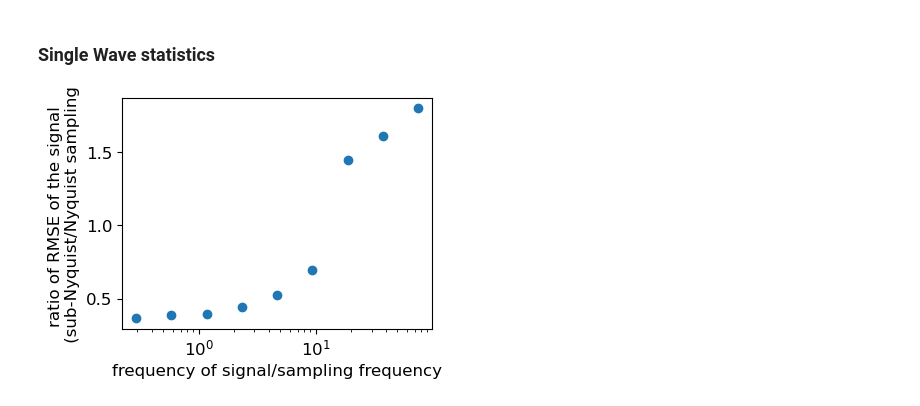
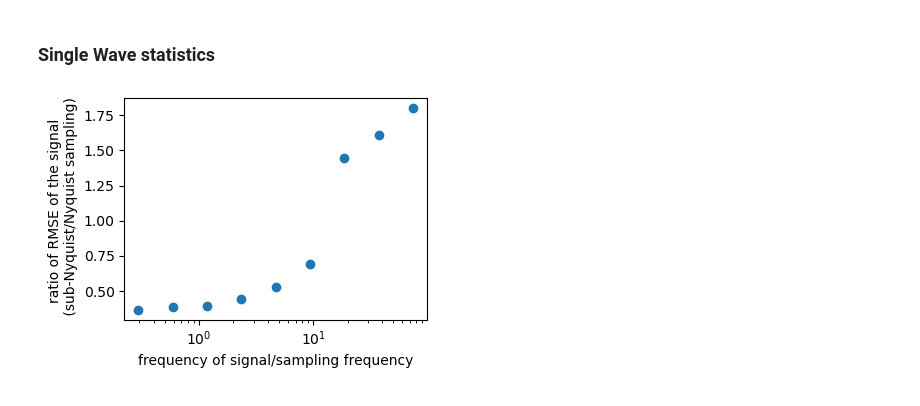
Before and after one commit to LorenzoJoquino/Physics215Project_CompSensGroup, a Jupyter notebook: notebooks/SineWavesCompression_test3_withSingleWave.ipynb, the cells around one changed output. Saved outputs shown, nothing was run; the diff lists cells and outputs as text; code cells hidden in the pictures.

Commit message:
new image syntax

```diff
--- a/notebooks/SineWavesCompression_test3_withSingleWave.ipynb
+++ b/notebooks/SineWavesCompression_test3_withSingleWave.ipynb
@@ -272,13 +272,14 @@ aboveNyquist_error = err_reg_signal[0]
 subNyquist_errors = np.array([err_sub_signal[i][0] for i in range(len(err_sub_signal))])
 # %%
 plt.rcParams['figure.figsize'] = [4,3]
-plt.rcParams.update({'font.size': 12})
+plt.rcParams.update({'font.size': 10})
 
 plt.scatter(initial_frequency/p, subNyquist_errors/aboveNyquist_error)
 plt.ylabel('ratio of RMSE of the signal \n (sub-Nyquist/Nyquist sampling)')
 plt.xlabel('frequency of signal/sampling frequency')
 #plt.yscale('log')
 plt.xscale('log')
+plt.tight_layout()
 plt.savefig('../readme_images_src_new/singleWaveStats.jpg', format='jpg', dpi = 300)
 # %% [output]
-[figure, old version]
+[figure, new version]
```
Also changed, not shown: 1 other file.
